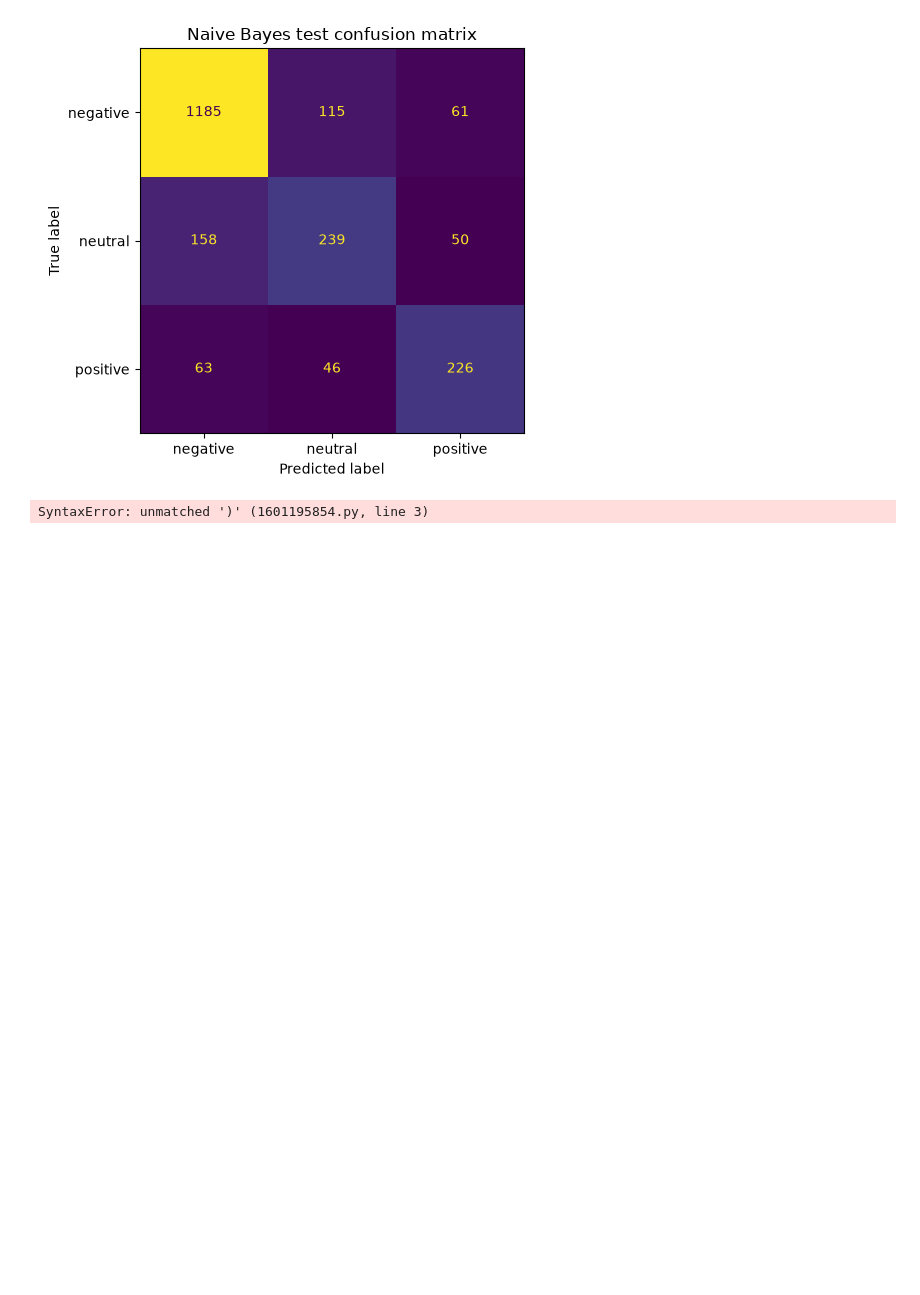
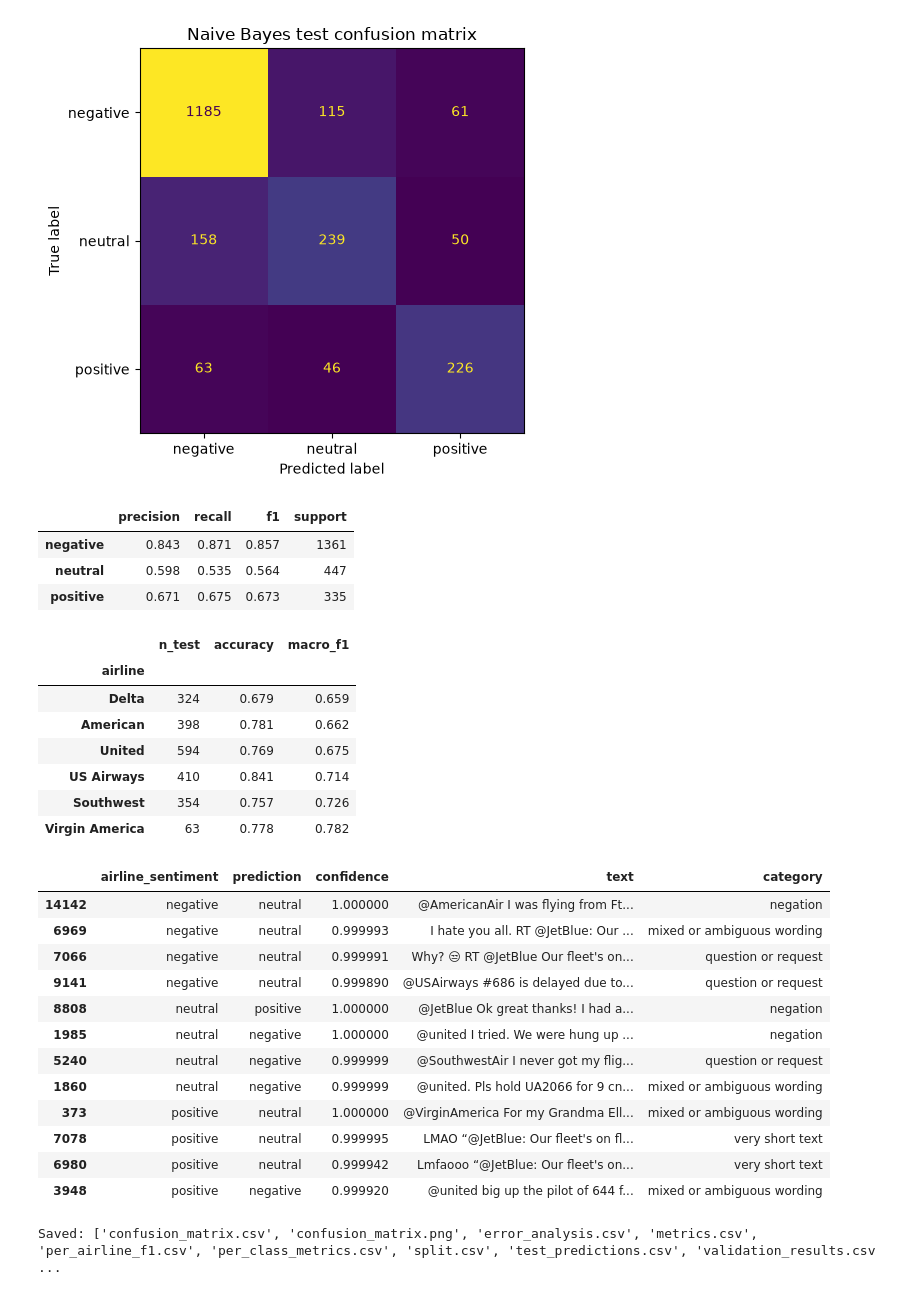
Before and after one commit to raimah-1529/UTP-Artificial-Intelligence, a Jupyter notebook: all_experiments/lab 07.ipynb, the cells around one changed output. Cells and saved outputs as stored; diff of their text form; code cells hidden in the pictures; blank space fills up the shorter version.

```diff
--- a/all_experiments/lab 07.ipynb
+++ b/all_experiments/lab 07.ipynb
@@ -57,3 +57,10 @@ display(pd.crosstab(tweets.split, tweets.airline_sentiment, margins=True))
 | train | 6348 | 2087 | 1564 | 9999 |
 | validation | 1360 | 447 | 336 | 2143 |
 | All | 9069 | 2981 | 2235 | 14285 |
+# %%
+def vectorizer(ngram_range):
+    return CountVectorizer(stop_words="english", min_df=2, max_features=20_000, ngram_range=ngram_range)
+
+for ngram_range in [(1, 1), (1, 2)]:
+    vocabulary = vectorizer(ngram_range).fit(tweets.model_text[train]).vocabulary_
+    print(f"ngram_range={ngram_range}: {len(vocabulary):,} features")
@@ -123,54 +140,62 @@ plt.savefig(RESULTS / "confusion_matrix.png", dpi=160)
 | 1 | Multinomial NB | 0.7699 | 0.7036 | 0.6933 | 0.6978 |
 [figure]
 # %%
-precision, recall, f1, support = precision_recall_fscore_support(y_test, test_set.prediction, labels=CLASSES)
-
-
-per_class = pd.DataFrame({"precision": precision, "recall": recall, "f1": f1, "support": support}, index=CLASSES)
-
-
+precision, recall, f1, support = precision_recall_fscore_support(y_test, test_set.prediction, labels=
+CLASSES)
+per_class = pd.DataFrame({"precision": precision, "recall": recall, "f1": f1, "support": support}, index=
+CLASSES)
 per_class.to_csv(RESULTS / "per_class_metrics.csv")
 display(per_class.round(3))
 
-
 rows = []
 for airline, group in test_set.groupby("airline"):
-
-    rows.append({
-        "airline": airline,
-        "n_test": len(group),
-        "accuracy": accuracy_score(group.airline_sentiment, group.prediction),
-        "macro_f1": f1_score(group.airline_sentiment, group.prediction, average="macro")
-    })
-
+    rows.append({"airline": airline, "n_test": len(group), "accuracy": accuracy_score(group. airline_sentiment, group.prediction), "macro_f1": f1_score(group.airline_sentiment, group.prediction, average="macro")})
 per_airline = pd.DataFrame(rows).set_index("airline").sort_values("macro_f1")
 per_airline.to_csv(RESULTS / "per_airline_f1.csv")
 display(per_airline.round(3))
 
 
 def category(text):
     text = text.lower()
     if "?" in text:
         return "question or request"
     if re.search(r"\b(no|not|never|can't|don't|didn't|won't)\b", text):
         return "negation"
     if len(text.split()) <= 7:
         return "very short text"
     return "mixed or ambiguous wording"
 
 
 mistakes = test_set[test_set.prediction != test_set.airline_sentiment]
-
 errors = pd.concat([mistakes[mistakes.airline_sentiment == c].nlargest(4, "confidence") for c in CLASSES])
 errors = errors.assign(category=errors.text.map(category))
-
-
 errors[["tweet_id", "airline", "airline_sentiment", "prediction", "confidence", "text", "category"]].to_csv(RESULTS / "error_analysis.csv", index=False)
-
-
 display(errors[["airline_sentiment", "prediction", "confidence", "text", "category"]])
-
-
 print("Saved:", sorted(p.name for p in RESULTS.iterdir()))
 # %% [output]
+|  | precision | recall | f1 | support |
+| negative | 0.843 | 0.871 | 0.857 | 1361 |
+| neutral | 0.598 | 0.535 | 0.564 | 447 |
+| positive | 0.671 | 0.675 | 0.673 | 335 |
+|  | n_test | accuracy | macro_f1 |
+| airline |  |  |  |
+| Delta | 324 | 0.679 | 0.659 |
+| American | 398 | 0.781 | 0.662 |
+| United | 594 | 0.769 | 0.675 |
+| US Airways | 410 | 0.841 | 0.714 |
+| Southwest | 354 | 0.757 | 0.726 |
+| Virgin America | 63 | 0.778 | 0.782 |
+|  | airline_sentiment | prediction | confidence | text | category |
+| 14142 | negative | neutral | 1.000000 | @AmericanAir I was flying from Ft... | negation |
+| 6969 | negative | neutral | 0.999993 | I hate you all. RT @JetBlue: Our ... | mixed or ambiguous wording |
+| 7066 | negative | neutral | 0.999991 | Why? 😒 RT @JetBlue Our fleet's on... | question or request |
+| 9141 | negative | neutral | 0.999890 | @USAirways #686 is delayed due to... | question or request |
+| 8808 | neutral | positive | 1.000000 | @JetBlue Ok great thanks! I had a... | negation |
+| 1985 | neutral | negative | 1.000000 | @united I tried. We were hung up ... | negation |
+| 5240 | neutral | negative | 0.999999 | @SouthwestAir I never got my flig... | question or request |
+| 1860 | neutral | negative | 0.999999 | @united. Pls hold UA2066 for 9 cn... | mixed or ambiguous wording |
+| 373 | positive | neutral | 1.000000 | @VirginAmerica For my Grandma Ell... | mixed or ambiguous wording |
+| 7078 | positive | neutral | 0.999995 | LMAO “@JetBlue: Our fleet's on fl... | very short text |
+| 6980 | positive | neutral | 0.999942 | Lmfaooo “@JetBlue: Our fleet's on... | very short text |
+| 3948 | positive | negative | 0.999920 | @united big up the pilot of 644 f... | mixed or ambiguous wording |
-SyntaxError: unmatched ')' (1601195854.py, line 3)
+Saved: ['confusion_matrix.csv', 'confusion_matrix.png', 'error_analysis.csv', 'metrics.csv', 'per_airline_f1.csv', 'per_class_metrics.csv', 'split.csv', 'test_predictions.csv', 'validation_results.csv ...
```
Also changed, not shown: parts of 2 cells of this notebook, 8 other files.
